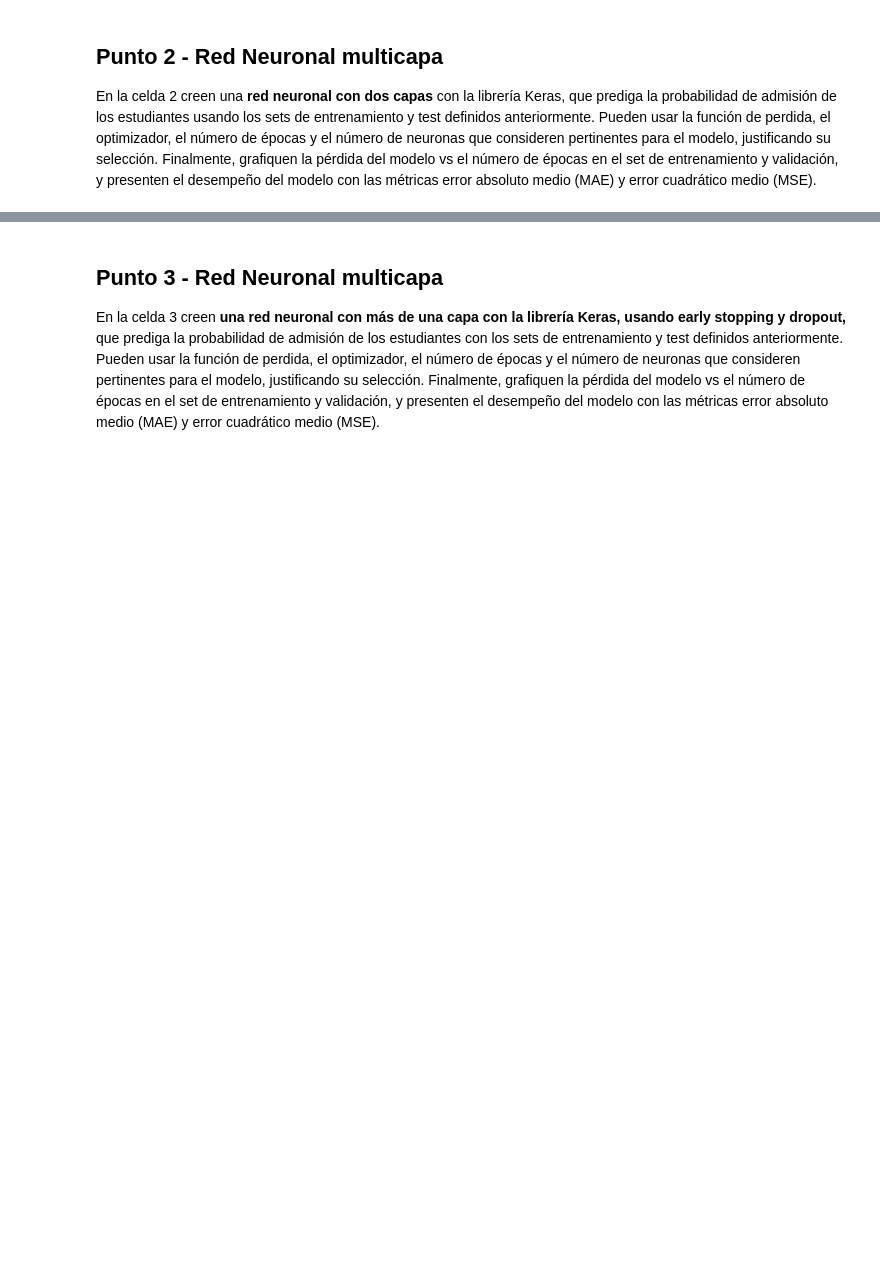
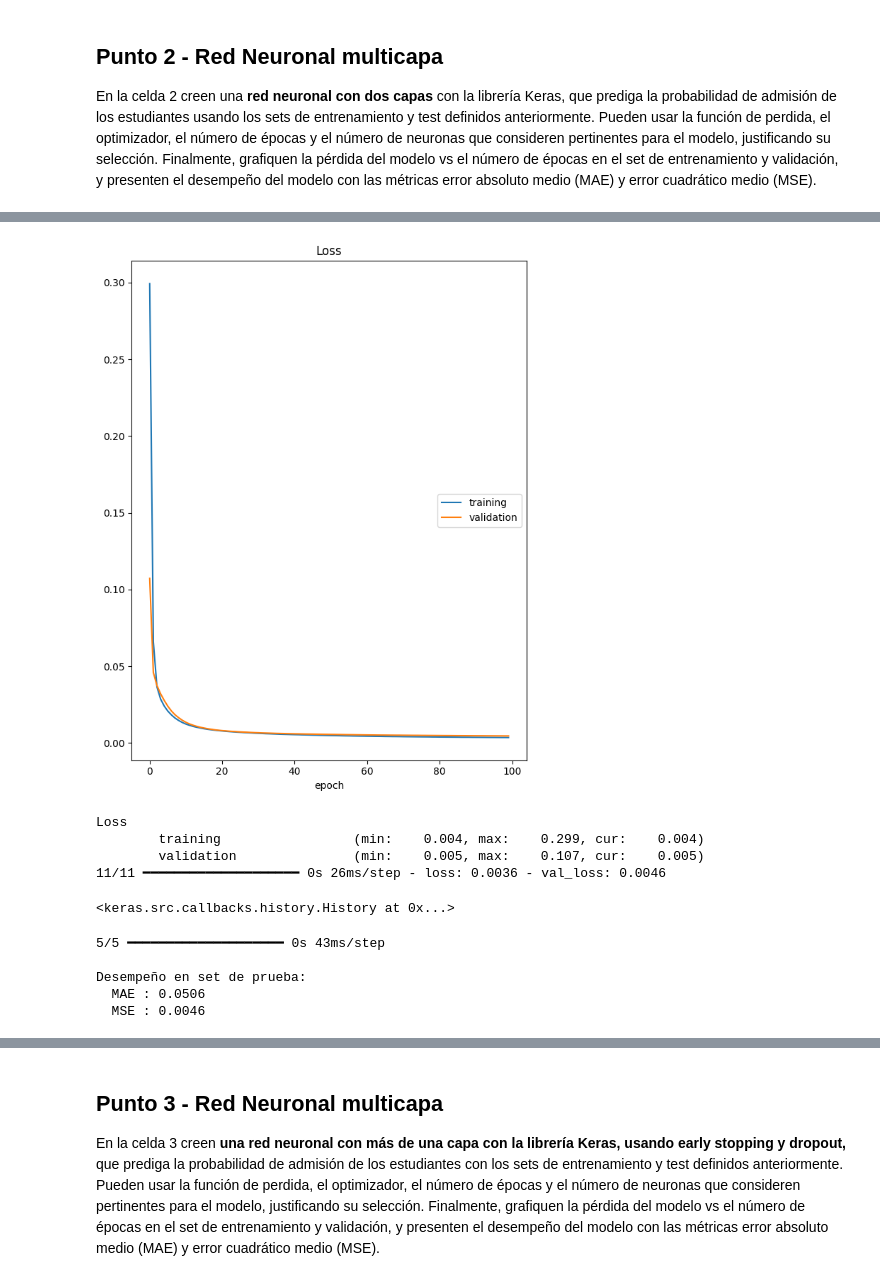
Before and after one commit to jairocruzhdez/MIAD_ML_NLP_JC, a Jupyter notebook: Semana 6/S6TC1-Redes_Neuronales.ipynb, the cells around one changed output, grey strips where cells are left out. Cells and saved outputs as stored; diff of their text form; code cells hidden in the pictures; blank space fills up the shorter version.

```diff
--- a/Semana 6/S6TC1-Redes_Neuronales.ipynb
+++ b/Semana 6/S6TC1-Redes_Neuronales.ipynb
@@ -151,0 +150,14 @@ En la celda 2 creen una **red neuronal con dos capas** con la librería Keras, q
+# %%
+# Celda 2
+K.clear_session()
+
+# Definición red neuronal con la función Sequential()
+model2 = Sequential()
+
+# Definición de la capa densa con un tamaño de salida igual a output_var y un input_shape de dims
+model2.add(Dense(256, input_shape=(dims,),activation='relu'))
+model2.add(Dense(256,activation='relu'))
+model2.add(Dense(output_var, activation='relu'))
+
+# Impresión de la arquitectura de la red neuronal
+print(model2.summary())
@@ -151,0 +179,33 @@ En la celda 2 creen una **red neuronal con dos capas** con la librería Keras, q
+# %%
+# Definición de función de perdida y optimizador.
+model2.compile(optimizer='sgd', loss='mean_squared_error')
+# %%
+model2.fit(X_train_sc, y_train_arr,
+    verbose=1,
+    epochs=100,
+    validation_data=(X_test_sc, y_test_arr),
+    callbacks=[PlotLossesKeras()]
+)
+# %% [output]
+[figure, added]
+Loss
+        training                 (min:    0.004, max:    0.299, cur:    0.004)
+        validation               (min:    0.005, max:    0.107, cur:    0.005)
+11/11 ━━━━━━━━━━━━━━━━━━━━ 0s 26ms/step - loss: 0.0036 - val_loss: 0.0046
+<keras.src.callbacks.history.History at 0x...>
+# %%
+# Predicciones y desempeño del modelo
+y_pred2 = model2.predict(X_test_sc).flatten()
+
+mae2 = mean_absolute_error(y_test_arr, y_pred2)
+mse2 = mean_squared_error(y_test_arr,  y_pred2)
+
+print(f"\nDesempeño en set de prueba:")
+print(f"  MAE : {mae2:.4f}")
+print(f"  MSE : {mse2:.4f}")
+# %% [output]
+5/5 ━━━━━━━━━━━━━━━━━━━━ 0s 43ms/step
+
+Desempeño en set de prueba:
+  MAE : 0.0506
+  MSE : 0.0046
```
Also changed, not shown: parts of 4 cells of this notebook.
